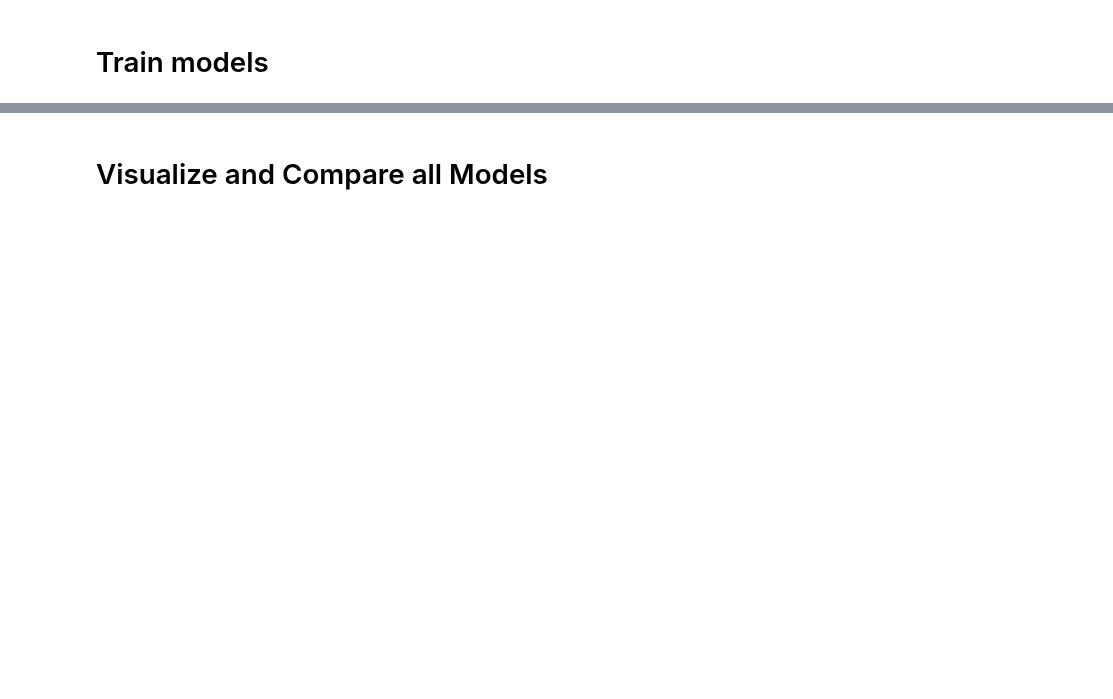
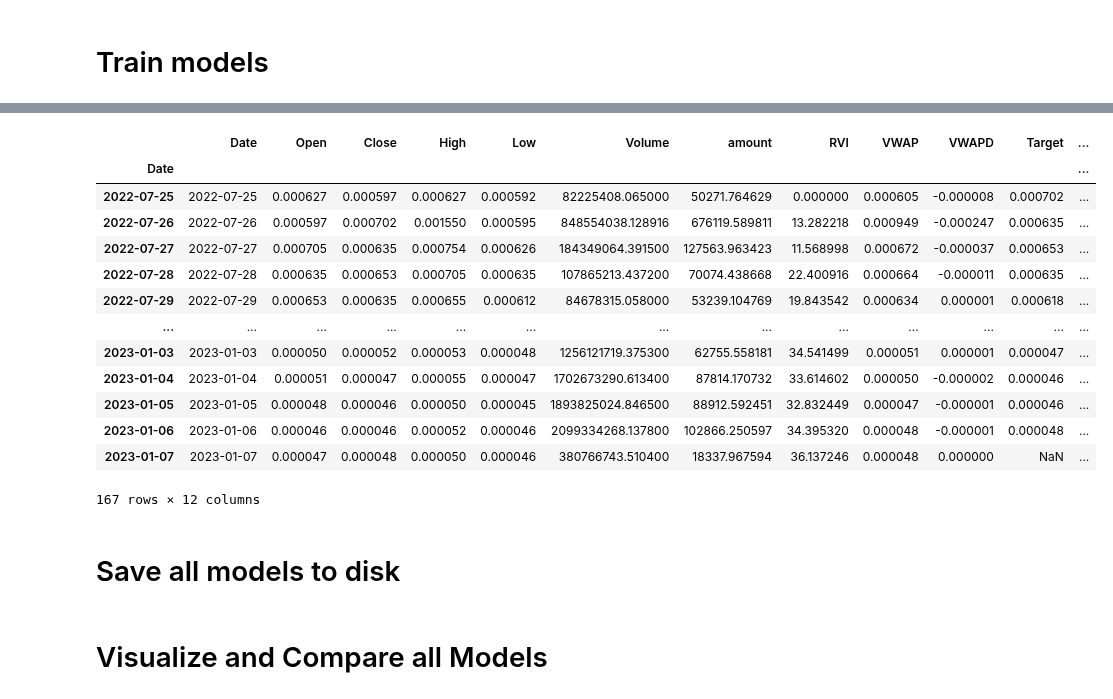
Before and after one commit to j03m/alfred, a Jupyter notebook: Coin_Predictions.ipynb, the cells around one changed output, grey strips where cells are left out. Cells and saved outputs as stored; diff of their text form; code cells hidden in the pictures; blank space fills up the shorter version.

```diff
--- a/Coin_Predictions.ipynb
+++ b/Coin_Predictions.ipynb
@@ -557,3 +630,22 @@ if train_models:
+# %%
+btc_history
+# %% [output]
+|  | Date | Open | Close | High | Low | Volume | amount | RVI | VWAP | VWAPD | Target | ... |
+| Date |  |  |  |  |  |  |  |  |  |  |  | ... |
+| 2022-07-25 | 2022-07-25 | 0.000627 | 0.000597 | 0.000627 | 0.000592 | 82225408.065000 | 50271.764629 | 0.000000 | 0.000605 | -0.000008 | 0.000702 | ... |
+| 2022-07-26 | 2022-07-26 | 0.000597 | 0.000702 | 0.001550 | 0.000595 | 848554038.128916 | 676119.589811 | 13.282218 | 0.000949 | -0.000247 | 0.000635 | ... |
+| 2022-07-27 | 2022-07-27 | 0.000705 | 0.000635 | 0.000754 | 0.000626 | 184349064.391500 | 127563.963423 | 11.568998 | 0.000672 | -0.000037 | 0.000653 | ... |
+| 2022-07-28 | 2022-07-28 | 0.000635 | 0.000653 | 0.000705 | 0.000635 | 107865213.437200 | 70074.438668 | 22.400916 | 0.000664 | -0.000011 | 0.000635 | ... |
+| 2022-07-29 | 2022-07-29 | 0.000653 | 0.000635 | 0.000655 | 0.000612 | 84678315.058000 | 53239.104769 | 19.843542 | 0.000634 | 0.000001 | 0.000618 | ... |
+| ... | ... | ... | ... | ... | ... | ... | ... | ... | ... | ... | ... | ... |
+| 2023-01-03 | 2023-01-03 | 0.000050 | 0.000052 | 0.000053 | 0.000048 | 1256121719.375300 | 62755.558181 | 34.541499 | 0.000051 | 0.000001 | 0.000047 | ... |
+| 2023-01-04 | 2023-01-04 | 0.000051 | 0.000047 | 0.000055 | 0.000047 | 1702673290.613400 | 87814.170732 | 33.614602 | 0.000050 | -0.000002 | 0.000046 | ... |
+| 2023-01-05 | 2023-01-05 | 0.000048 | 0.000046 | 0.000050 | 0.000045 | 1893825024.846500 | 88912.592451 | 32.832449 | 0.000047 | -0.000001 | 0.000046 | ... |
+| 2023-01-06 | 2023-01-06 | 0.000046 | 0.000046 | 0.000052 | 0.000046 | 2099334268.137800 | 102866.250597 | 34.395320 | 0.000048 | -0.000001 | 0.000048 | ... |
+| 2023-01-07 | 2023-01-07 | 0.000047 | 0.000048 | 0.000050 | 0.000046 | 380766743.510400 | 18337.967594 | 36.137246 | 0.000048 | 0.000000 | NaN | ... |
+167 rows × 12 columns
+# %% [markdown]
+# Save all models to disk
 # %%
 if save_models:
   for name in data["day_bars"]:
```
Also changed, not shown: parts of 21 cells of this notebook.
